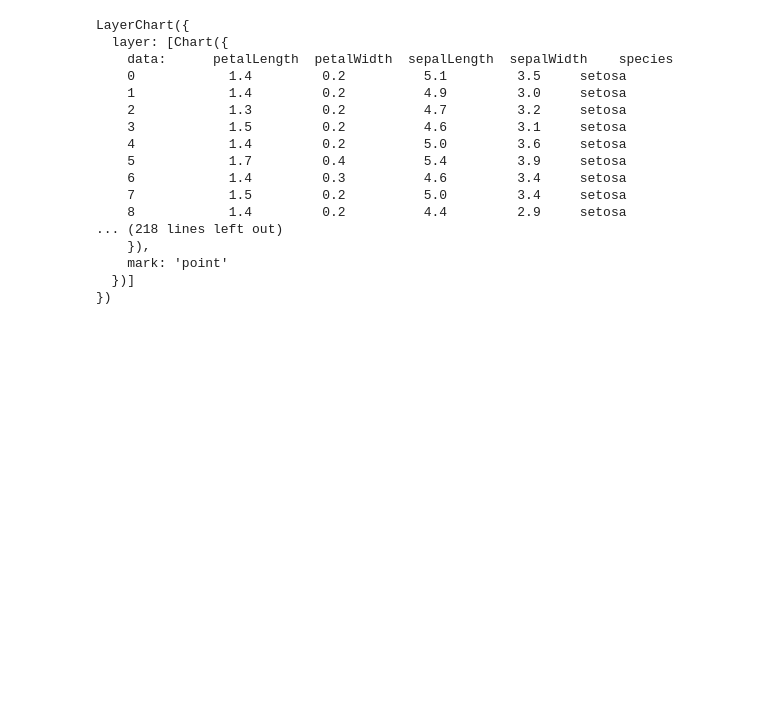
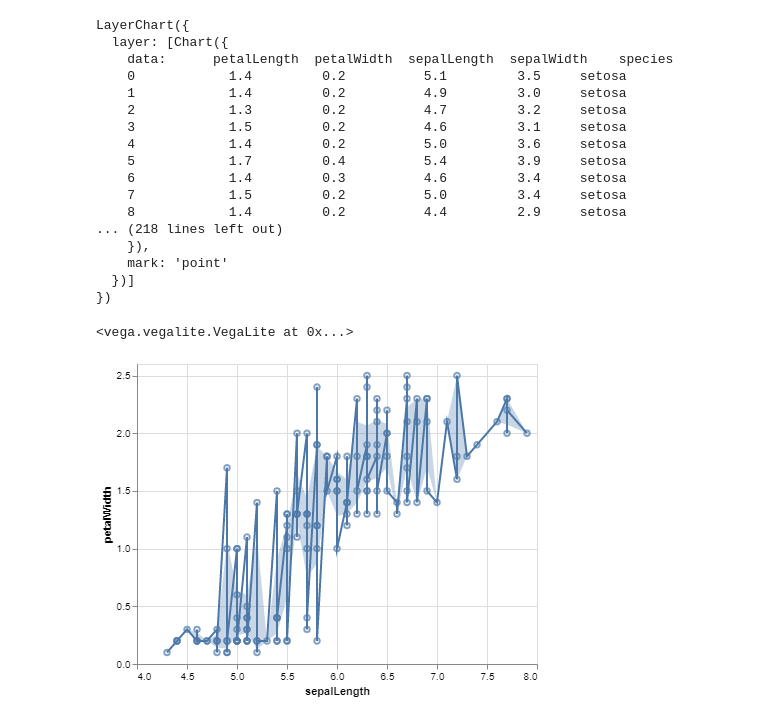
Before and after one commit to gaburakm/practice, a Jupyter notebook: Altairdoesn'twork.ipynb, the cells around one changed output. Saved outputs shown, nothing was run; the diff lists cells and outputs as text; code cells hidden in the pictures; blank space fills up the shorter version.

```diff
--- a/Altairdoesn'twork.ipynb
+++ b/Altairdoesn'twork.ipynb
@@ -93,3 +93,27 @@ LayerChart({
     mark: 'point'
   })]
 })
+# %%
+import altair as alt
+from vega_datasets import data
+
+alt.renderers.enable('notebook')
+source = data.iris()
+
+base = alt.Chart(source)
+scatterplot = base.mark_point().encode(
+   x='sepalLength:Q',
+   y='petalWidth:Q',
+)
+line = base.mark_line().encode(
+   x='sepalLength:Q',
+   y='petalWidth:Q'
+)
+band = base.mark_errorband(extent='ci').encode(
+    x='sepalLength:Q',
+    y=alt.Y('petalWidth:Q'),
+)
+band + line + scatterplot
+# %% [output]
+<vega.vegalite.VegaLite at 0x...>
+[figure, added]
```
